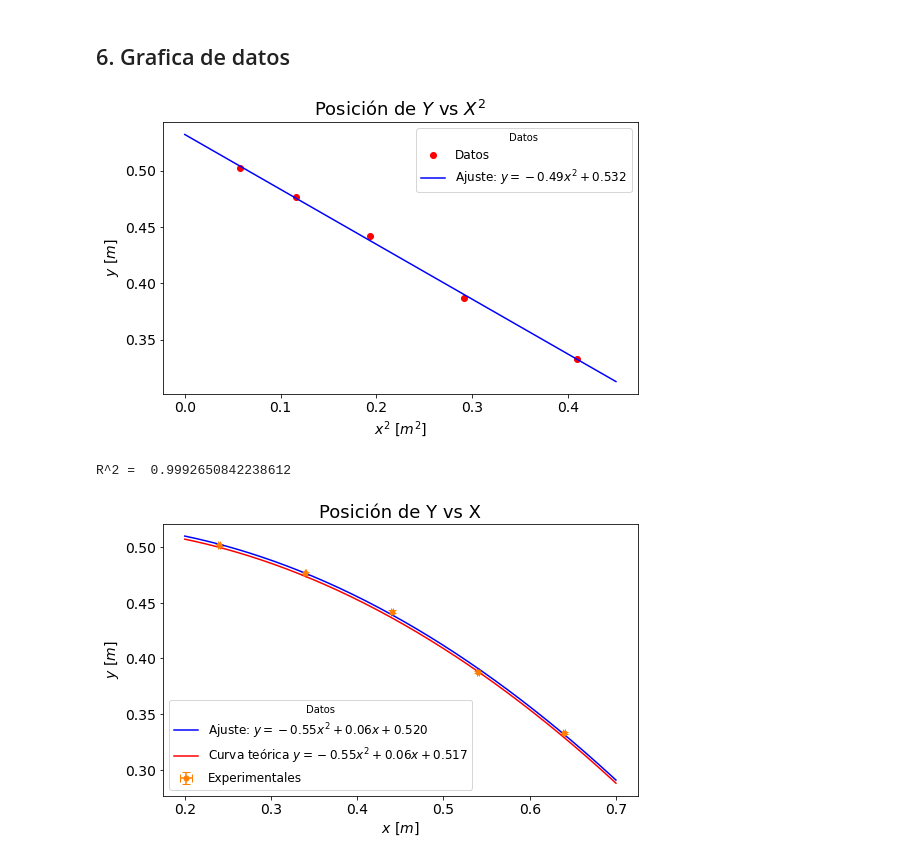
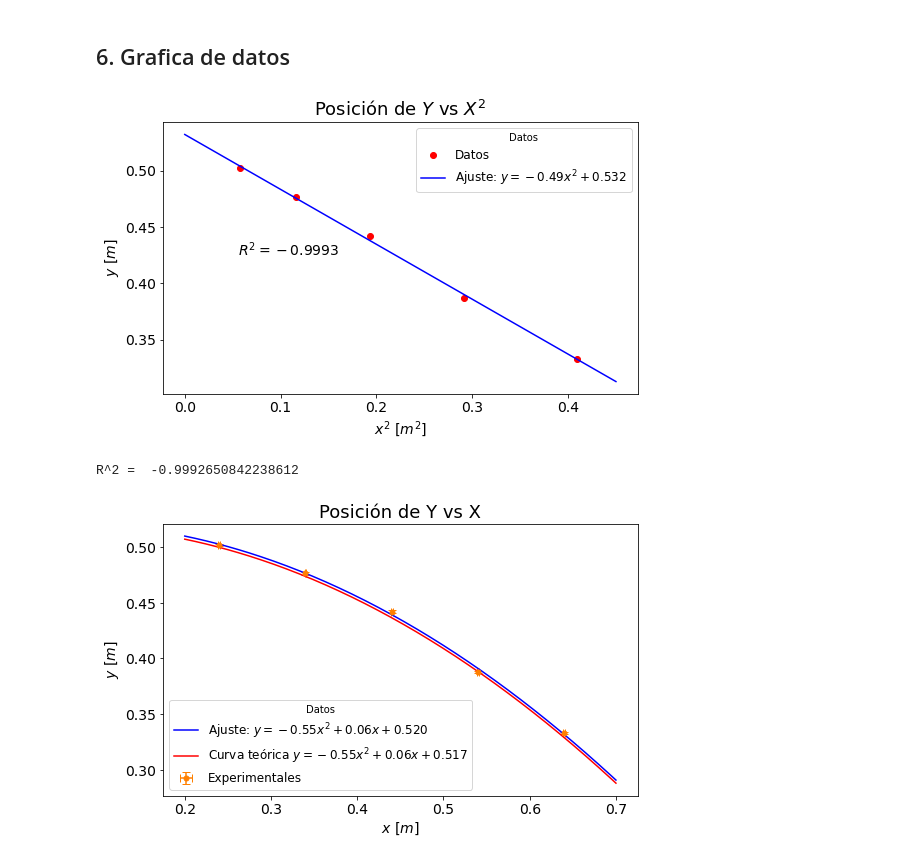
Before and after one commit to AndresGuarin/JupyterCodes, a Jupyter notebook: Laboratory/Lab_9_Parabolic_shot/Plot and data/Parte A.ipynb, the cells around one changed output. Drawn from its saved outputs; the diff is of its cells as text; code cells hidden in the pictures.

```diff
--- a/Laboratory/Lab_9_Parabolic_shot/Plot and data/Parte A.ipynb
+++ b/Laboratory/Lab_9_Parabolic_shot/Plot and data/Parte A.ipynb
@@ -100,39 +100,42 @@ yteoricos = func(xteoricos, v0, theta0)
 # %%
 # Grafica de y vs x^2
 
 ## Creando datos
 x1=np.linspace(0,0.45,100)
 y1=func1(x1, *params)
 
 ## Graficando
 plt.figure(figsize=(8.5, 5))
 plt.plot(x**2, y, 'o', color='red', label='Datos')
 plt.plot(x1, y1,'-b',label='Ajuste: $y = %.2fx^2 + %.3f$'%(-0.48667681,  0.53199417))
 
 
 #Ponemos un título y ajustamos el tamaño y pocisión de la leyenda
 plt.title(r'Posición de $Y$ vs $X^2$', fontsize = 18)
 plt.legend(title= 'Datos', fontsize = 12)
 
 #Agregamos un nombre y tamño de letra a las etiquetas de los ejes
 plt.ylabel('$y$ [$m$]', fontsize = 14)
 plt.xlabel('$x^2$ [$m^2$]', fontsize = 14)
 
 #Modificamos el tamaño de los valores en los ejes
 plt.xticks(size = 14)
 plt.yticks(size = 14)
 
+plt.annotate(r'$R^2=-0.9993$', xy=(0.05,0.42),  xycoords='data', xytext=(+5, +5), textcoords='offset points',
+            fontsize=14)
+
 plt.savefig('y_versus_x^2.png', format='png') #Se guarda la figura en el computador
 plt.show() #mostramos todo lo que graficamos
 # %% [output]
-[figure, old version]
+[figure, new version]
 # %%
 # Coeficiente de correlación R^2
 
 R2 = np.corrcoef(x**2,y)[0,1]
-print('R^2 = ',abs(R2))
+print('R^2 = ',R2)
 # %% [output]
-R^2 =  0.9992650842238612
+R^2 =  -0.9992650842238612
 # %%
 # Grafica de y vs x
 
```
